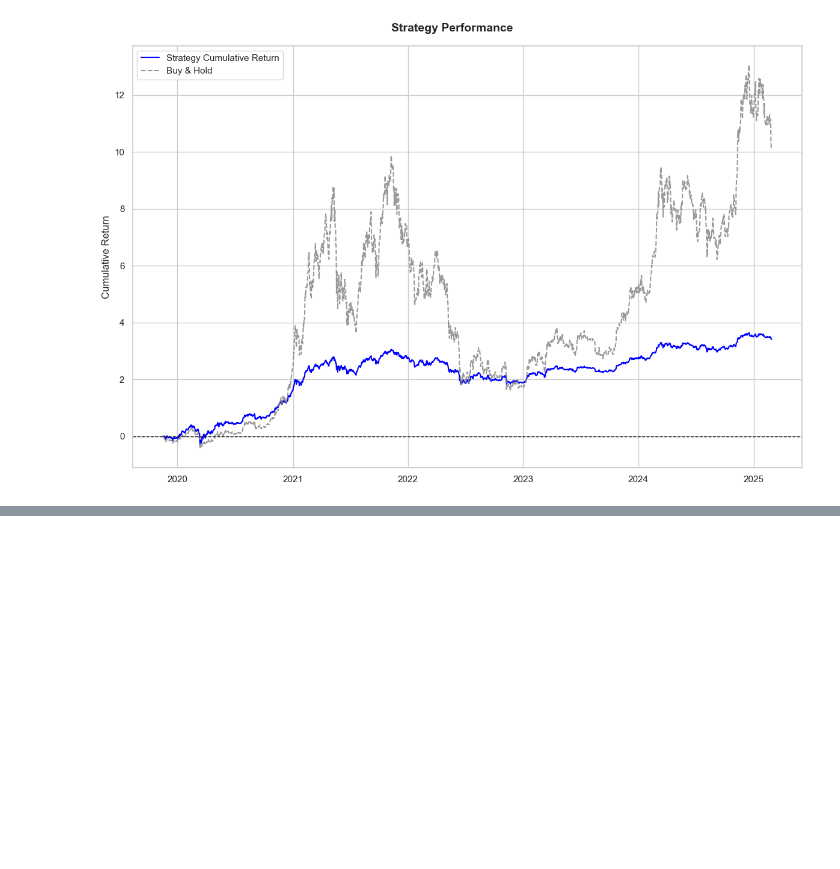
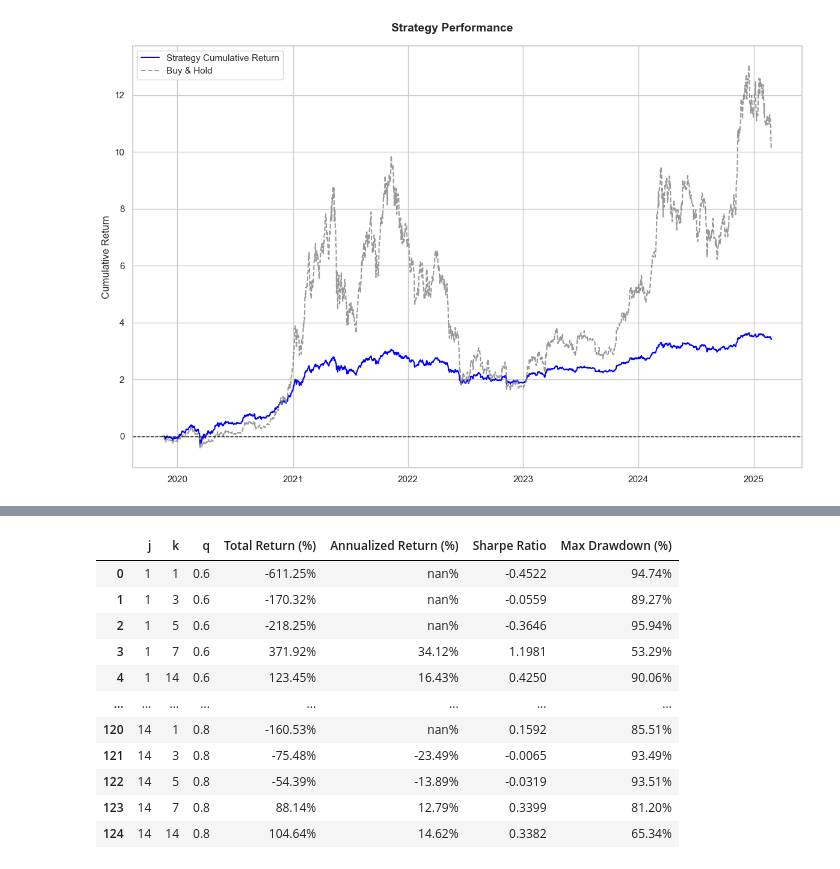
Before and after one commit to andrewpark19/QTS_Final_Project, a Jupyter notebook: QTS_Trading_Project.ipynb, the cells around one changed output, grey strips where cells are left out. Drawn from its saved outputs; the diff is of its cells as text; code cells hidden in the pictures; blank space fills up the shorter version.

```diff
--- a/QTS_Trading_Project.ipynb
+++ b/QTS_Trading_Project.ipynb
@@ -700,0 +825,94 @@ date
+# %%
+def run_metrics_experiment(prices_df, mcap_weights, j_list, k_list, q_list,
+                           tx_cost=0.0015, start_day='WED', initial_capital=1e7,
+                           fama_path=None):
+    """
+    Loop through parameter sets and compute performance metrics for each.
+
+    Parameters:
+      prices_df: DataFrame of price data (indexed by date)
+      mcap_weights: DataFrame of market cap weights (indexed by date)
+      j_list: list of lookback periods to test
+      k_list: list of holding periods to test
+      q_list: list of percentile thresholds to test (e.g. 0.7 for 70%)
+      tx_cost: transaction cost parameter (default 0.0015)
+      start_day: day to start trading, e.g., 'WED'
+      initial_capital: starting capital for the backtest (e.g., 1e7)
+      fama_path: if using risk-free rate adjustments in calculate_metrics, provide the CSV path; else set to None
+
+    Returns:
+      A DataFrame where each row corresponds to a parameter combination and its metrics.
+    """
+    results = []
+    # Loop over percentile thresholds, lookback periods, and holding periods
+    for q in q_list:
+        for j in j_list:
+            for k in k_list:
+                # Generate signals using current lookback (j) and percentile threshold (q)
+                signals = ts_mom_signals(
+                    price_data=prices_df,
+                    mcap_weights=mcap_weights,
+                    lookback_period=j,
+                    percentile_threshold=q,
+                    weighting_scheme='mcap',
+                    burn_in_period=0
+                )
+                # Run backtest with current holding period (k)
+                bt = backtest_strategy_V2(
+                    price_data=prices_df,
+                    signals=signals,
+                    holding_period=k,
+                    tx_cost=tx_cost,
+                    strat='momentum',
+                    pos_type='long_short',
+                    start_day=start_day,
+                    trades_as_df=True
+                )
+                # Calculate performance metrics.
+                metrics_df = calculate_metrics(bt, initial_capital=initial_capital,
+                                               use_rf=False, fama_path=fama_path)
+
+                total_return = metrics_df.loc["Total Return (%)", "Value"]
+                ann_return   = metrics_df.loc["Annualized Return (%)", "Value"]
+                sharpe       = metrics_df.loc["Sharpe Ratio", "Value"]
+                max_dd       = metrics_df.loc["Max Drawdown (%)", "Value"]
+
+                results.append({
+                    "j": j,
+                    "k": k,
+                    "q": q,
+                    "Total Return (%)": total_return,
+                    "Annualized Return (%)": ann_return,
+                    "Sharpe Ratio": sharpe,
+                    "Max Drawdown (%)": max_dd
+                })
+                # Optionally, you could print the current set to track progress:
+                # print(f"Processed j={j}, k={k}, q={q}")
+
+    results_df = pd.DataFrame(results)
+    return results_df
+
+# Example usage:
+j_list = [1, 3, 5, 7, 14]
+k_list = [1, 3, 5, 7, 14]
+q_list = [0.6, 0.65, 0.7, 0.75, 0.8]
+
+# Run the experiment over the grid of parameters.
+metrics_results = run_metrics_experiment(prices_df, mcap_weights, j_list, k_list, q_list,
+                                         tx_cost=0.0015, start_day='WED', initial_capital=1e7)
+
+# Display the results
+metrics_results
+# %% [output]
+|  | j | k | q | Total Return (%) | Annualized Return (%) | Sharpe Ratio | Max Drawdown (%) |
+| 0 | 1 | 1 | 0.6 | -611.25% | nan% | -0.4522 | 94.74% |
+| 1 | 1 | 3 | 0.6 | -170.32% | nan% | -0.0559 | 89.27% |
+| 2 | 1 | 5 | 0.6 | -218.25% | nan% | -0.3646 | 95.94% |
+| 3 | 1 | 7 | 0.6 | 371.92% | 34.12% | 1.1981 | 53.29% |
+| 4 | 1 | 14 | 0.6 | 123.45% | 16.43% | 0.4250 | 90.06% |
+| ... | ... | ... | ... | ... | ... | ... | ... |
+| 120 | 14 | 1 | 0.8 | -160.53% | nan% | 0.1592 | 85.51% |
+| 121 | 14 | 3 | 0.8 | -75.48% | -23.49% | -0.0065 | 93.49% |
+| 122 | 14 | 5 | 0.8 | -54.39% | -13.89% | -0.0319 | 93.51% |
+| 123 | 14 | 7 | 0.8 | 88.14% | 12.79% | 0.3399 | 81.20% |
+| 124 | 14 | 14 | 0.8 | 104.64% | 14.62% | 0.3382 | 65.34% |
```
Also changed, not shown: parts of 7 cells of this notebook, 1 other file.
